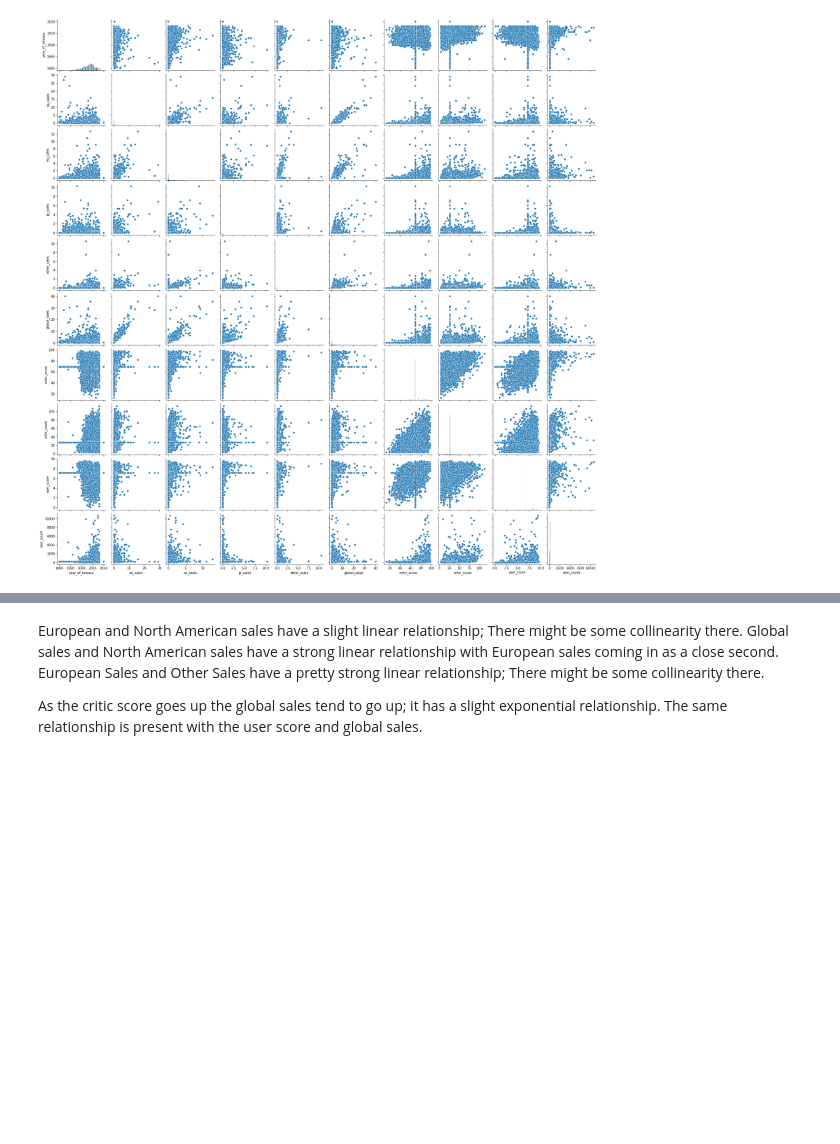
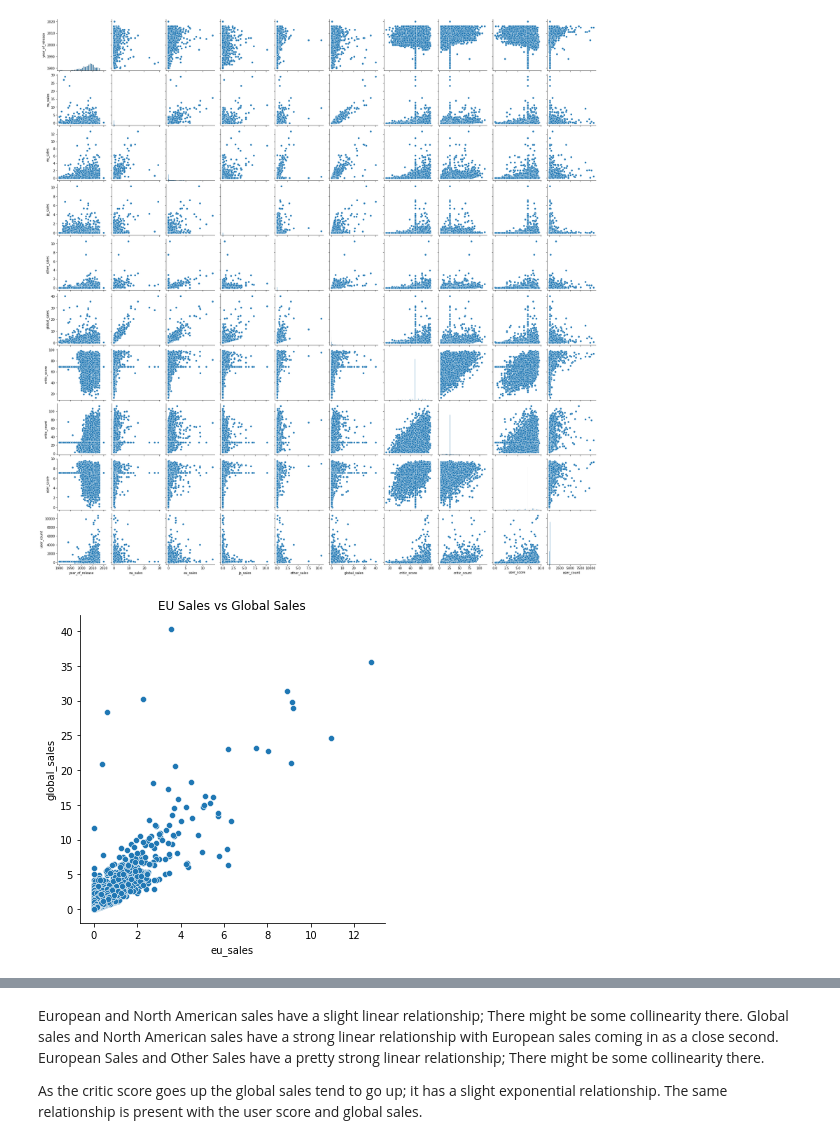
Before and after one commit to wao218/video-game-sales-prediction, a Jupyter notebook: code/02-exploratory-data-analysis.ipynb, the cells around one changed output, grey strips where cells are left out. Cells and saved outputs as stored; diff of their text form; code cells hidden in the pictures; blank space fills up the shorter version.

```diff
--- a/code/02-exploratory-data-analysis.ipynb
+++ b/code/02-exploratory-data-analysis.ipynb
@@ -93,3 +96,8 @@ A lot of outlier games for North American, Japanese, and European sales.
 sns.pairplot(data=video_games);
 # %% [output]
 [figure]
+# %%
+sns.relplot(data=video_games, x='eu_sales', y='global_sales').set(title='EU Sales vs Global Sales');
+plt.savefig('../images/eu_v_global')
+# %% [output]
+[figure, added]
```
Also changed, not shown: parts of 7 cells of this notebook, 11 other files.
